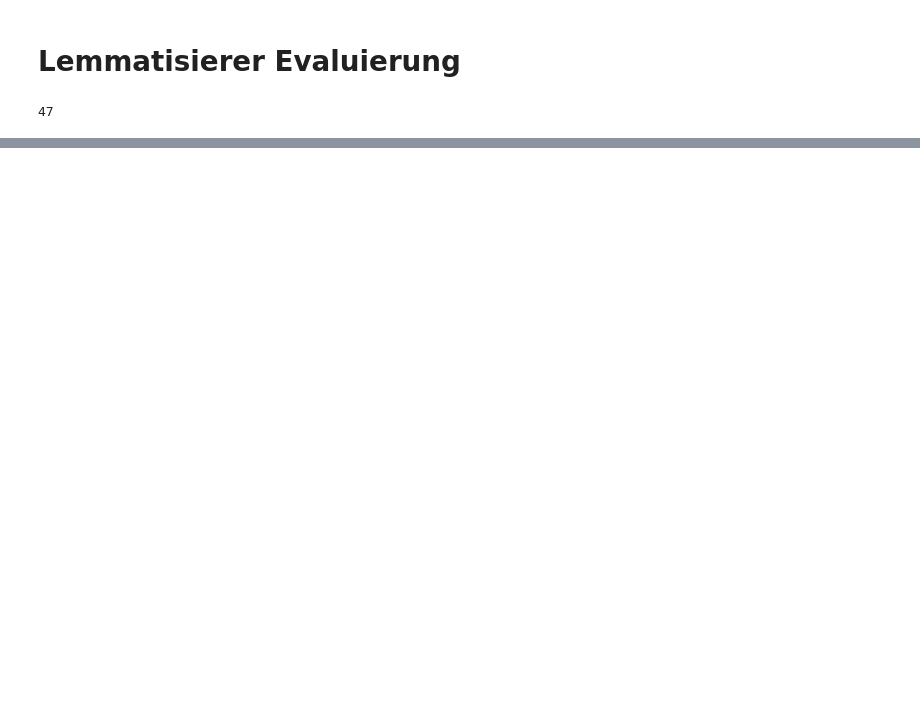
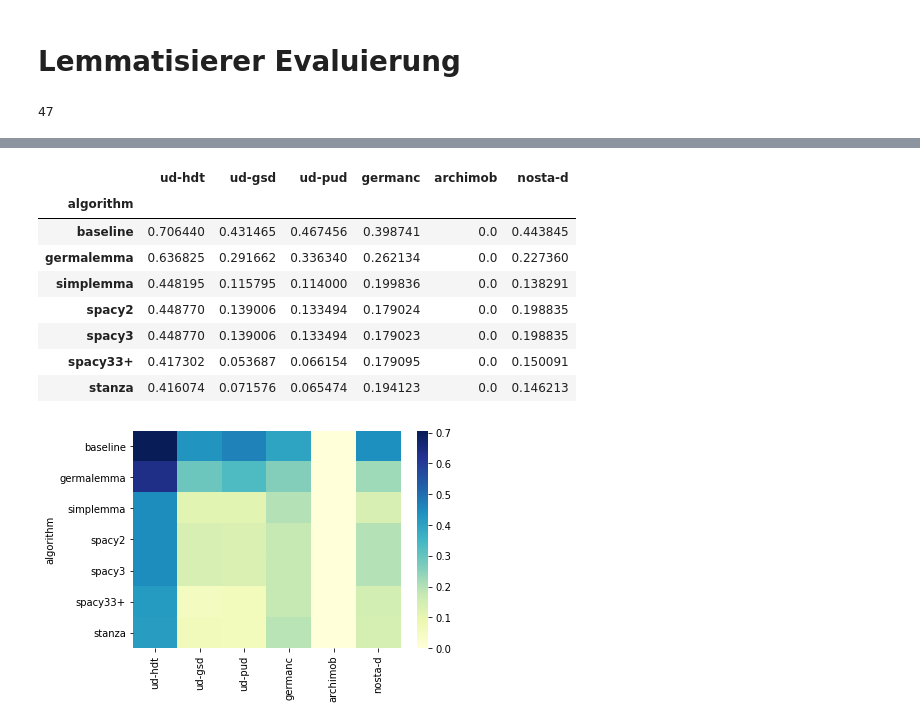
Before and after one commit to zentrum-lexikographie/eval-de-lemma, a Jupyter notebook: nbs/evaluation.ipynb, the cells around one changed output, grey strips where cells are left out. Saved outputs shown, nothing was run; the diff lists cells and outputs as text; code cells hidden in the pictures; blank space fills up the shorter version.

```diff
--- a/nbs/evaluation.ipynb
+++ b/nbs/evaluation.ipynb
@@ -86,0 +105,13 @@ sns.heatmap(memory, cmap="YlGnBu")
+# %%
+generate_table(data, ['metrics','overall','log-levenshtein2'])
+# %% [output]
+|  | ud-hdt | ud-gsd | ud-pud | germanc | archimob | nosta-d |
+| algorithm |  |  |  |  |  |  |
+| baseline | 0.706440 | 0.431465 | 0.467456 | 0.398741 | 0.0 | 0.443845 |
+| germalemma | 0.636825 | 0.291662 | 0.336340 | 0.262134 | 0.0 | 0.227360 |
+| simplemma | 0.448195 | 0.115795 | 0.114000 | 0.199836 | 0.0 | 0.138291 |
+| spacy2 | 0.448770 | 0.139006 | 0.133494 | 0.179024 | 0.0 | 0.198835 |
+| spacy3 | 0.448770 | 0.139006 | 0.133494 | 0.179023 | 0.0 | 0.198835 |
+| spacy33+ | 0.417302 | 0.053687 | 0.066154 | 0.179095 | 0.0 | 0.150091 |
+| stanza | 0.416074 | 0.071576 | 0.065474 | 0.194123 | 0.0 | 0.146213 |
+[figure, added]
```
Also changed, not shown: parts of 16 cells of this notebook.
